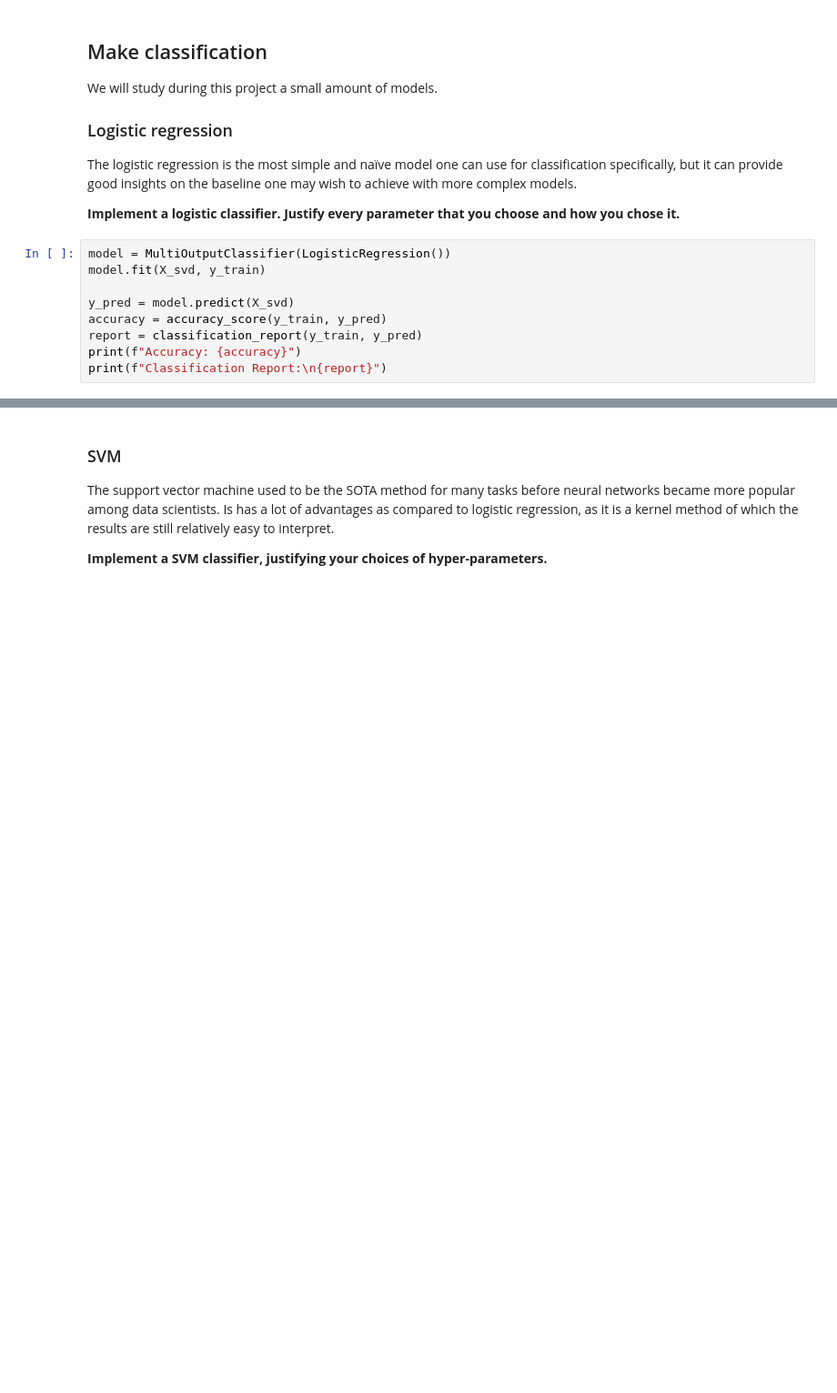
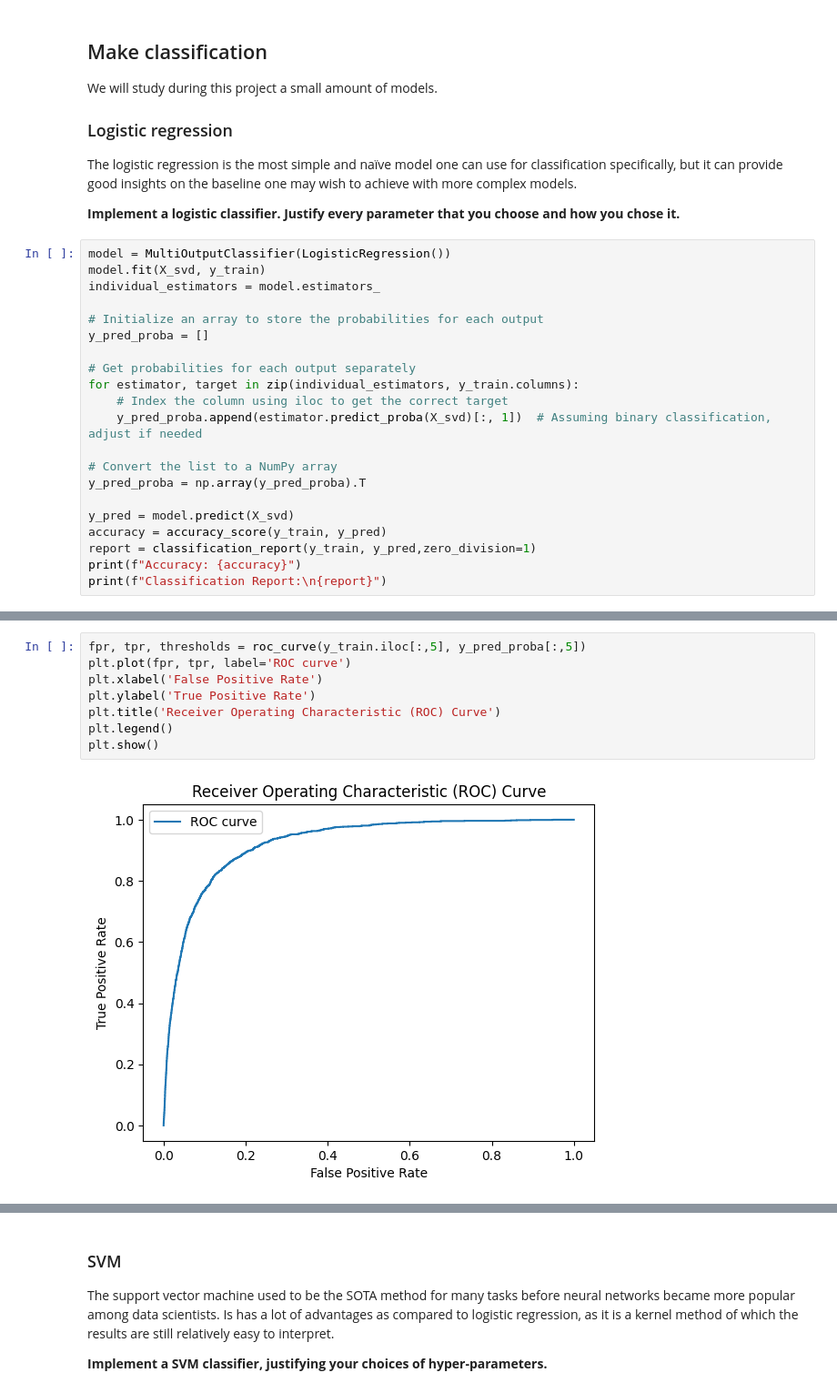
Before and after one commit to godinlu/toxic_comment_classification, a Jupyter notebook: Project_3.ipynb, the cells around one changed output, grey strips where cells are left out. Shown: that part at 91% size. Drawn from its saved outputs; the diff is of its cells as text; blank space fills up the shorter version.

```diff
--- a/Project_3.ipynb
+++ b/Project_3.ipynb
@@ -117,10 +120,22 @@ The logistic regression is the most simple and naïve model one can use for clas
 # %%
 model = MultiOutputClassifier(LogisticRegression())
 model.fit(X_svd, y_train)
+individual_estimators = model.estimators_
+
+# Initialize an array to store the probabilities for each output
+y_pred_proba = []
+
+# Get probabilities for each output separately
+for estimator, target in zip(individual_estimators, y_train.columns):
+    # Index the column using iloc to get the correct target
+    y_pred_proba.append(estimator.predict_proba(X_svd)[:, 1])  # Assuming binary classification, adjust if needed
+
+# Convert the list to a NumPy array
+y_pred_proba = np.array(y_pred_proba).T
 
 y_pred = model.predict(X_svd)
 accuracy = accuracy_score(y_train, y_pred)
-report = classification_report(y_train, y_pred)
+report = classification_report(y_train, y_pred,zero_division=1)
 print(f"Accuracy: {accuracy}")
 print(f"Classification Report:\n{report}")
 # %% [output]
@@ -141,0 +157,10 @@ weighted avg       0.81      0.40      0.53     35098
+# %%
+fpr, tpr, thresholds = roc_curve(y_train.iloc[:,5], y_pred_proba[:,5])
+plt.plot(fpr, tpr, label='ROC curve')
+plt.xlabel('False Positive Rate')
+plt.ylabel('True Positive Rate')
+plt.title('Receiver Operating Characteristic (ROC) Curve')
+plt.legend()
+plt.show()
+# %% [output]
+[figure, added]
```
Also changed, not shown: parts of 3 cells of this notebook.
